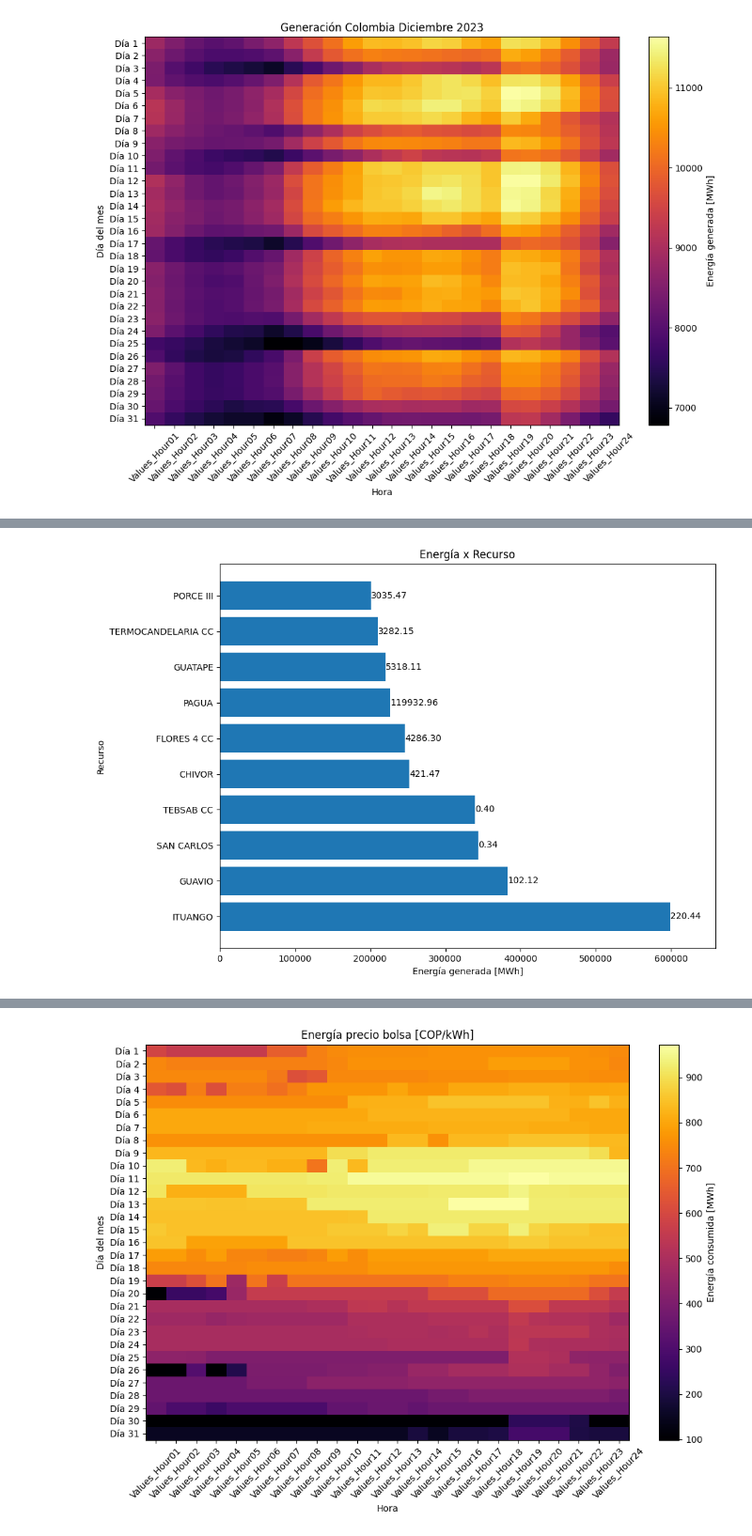
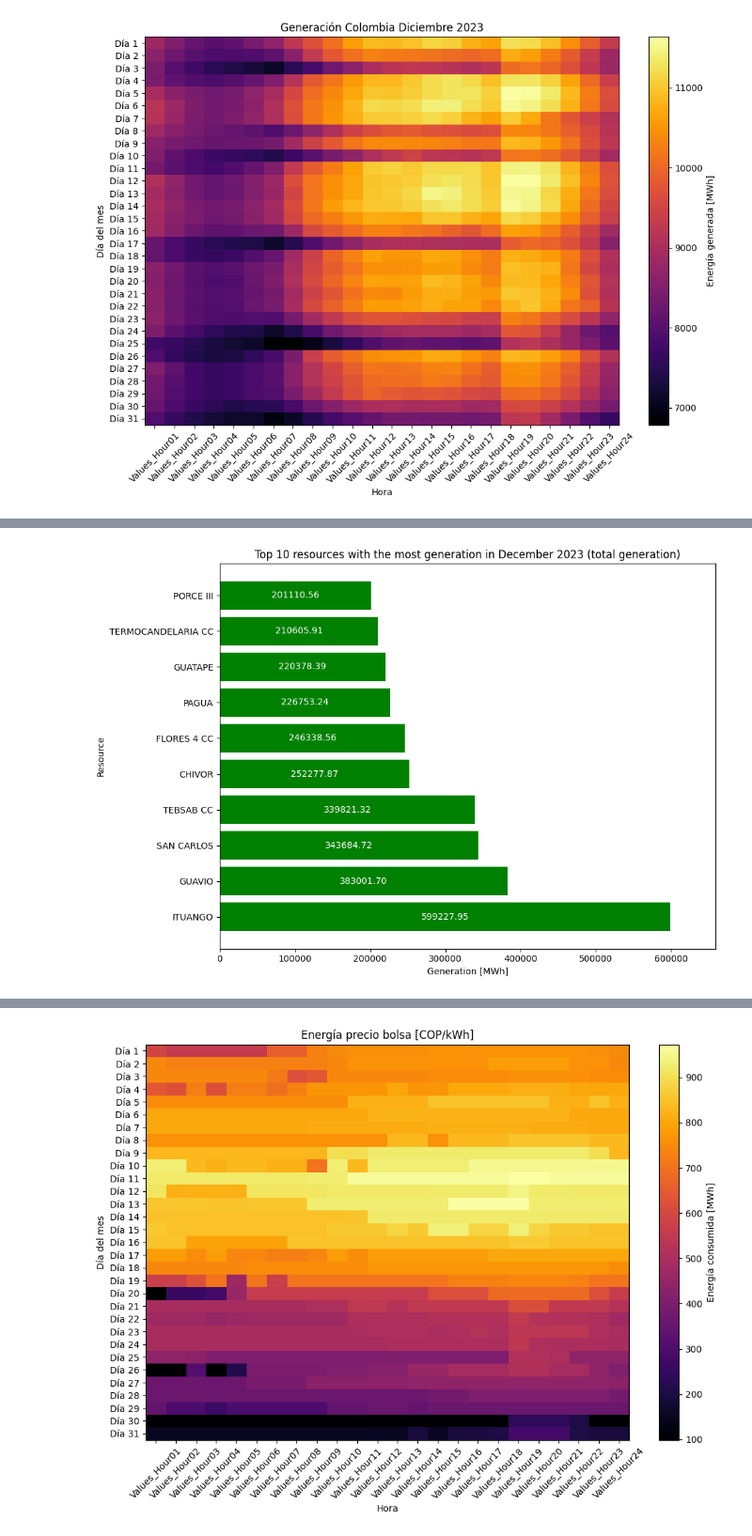
Before and after one commit to jebernatec/colombia-energy-market, a Jupyter notebook: energia_colombia.ipynb, the cells around one changed output, grey strips where cells are left out. Shown at 94% size. Cells and saved outputs as stored; diff of their text form; code cells hidden in the pictures.

Commit message:
more queries and plots

```diff
--- a/energia_colombia.ipynb
+++ b/energia_colombia.ipynb
@@ -347,25 +389,23 @@ df_sort
 # %%
-
 fig, ax = plt.subplots(figsize=(10, 7))
 
+bars = ax.barh(df_sort.head(10)['Nombre recurso'], df_sort.head(10)['total'], color = 'green')
 
-bars = ax.barh(df_sort.head(10)['Nombre recurso'], df_sort.head(10)['total'])
+for bar in bars:
+    width = bar.get_width()
+    ax.text(width / 2, bar.get_y() + bar.get_height() / 2, f'{width:.2f}',
+            va='center', ha='center', color='white')
 
-for bar, value in zip(bars, df_total['total']):
-    ax.text(bar.get_width() + 10, bar.get_y() + bar.get_height() / 2, f'{value:.2f}',
-            va='center', ha='left')
-
-ax.set_xlabel('Energía generada [MWh]')
-ax.set_ylabel('Recurso')
-ax.set_title('Energía x Recurso')
+ax.set_xlabel('Generation [MWh]')
+ax.set_ylabel('Resource')
+ax.set_title('Top 10 resources with the most generation in December 2023 (total generation)')
 ax.set_xlim(right=df_total['total'].max() * 1.1)
 
 fig.tight_layout()
-#plt.legend(loc='upper left', bbox_to_anchor=(1, 1.02), ncol=1)
-plt.xticks(rotation=0)
+plt.xticks(rotation = 0)
 plt.show()
 # %% [output]
-[figure, old version]
+[figure, new version]
 # %%
 ### stock price [COP/kWh]
 december = objectAPI.request_data(
```
Also changed, not shown: parts of 30 cells of this notebook, 1 other file.
